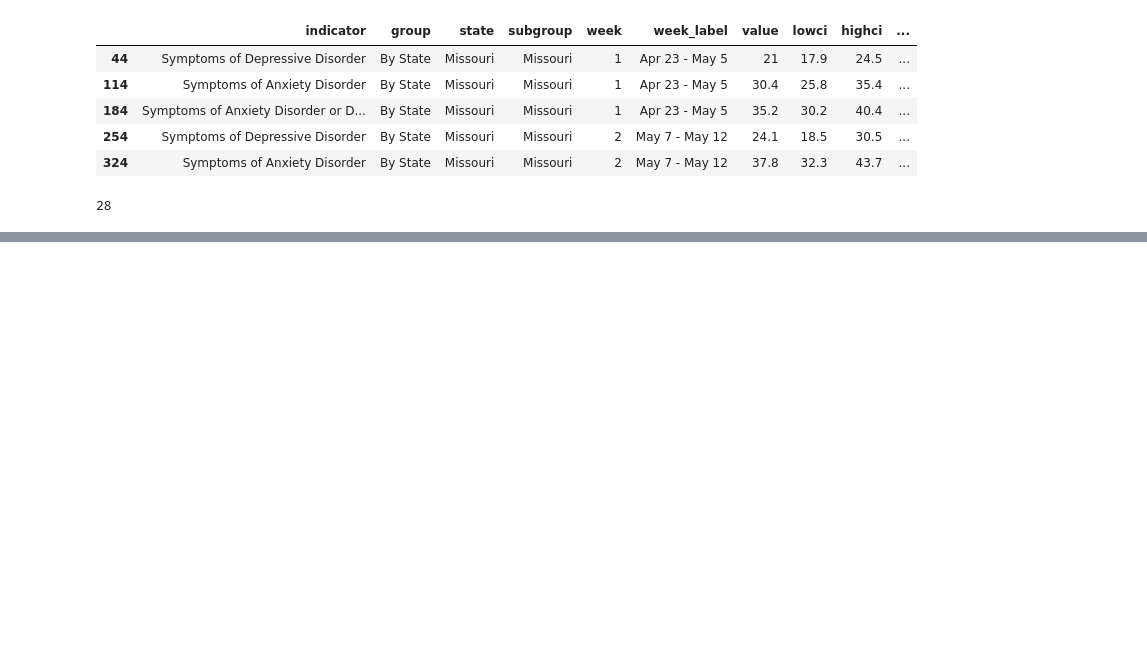
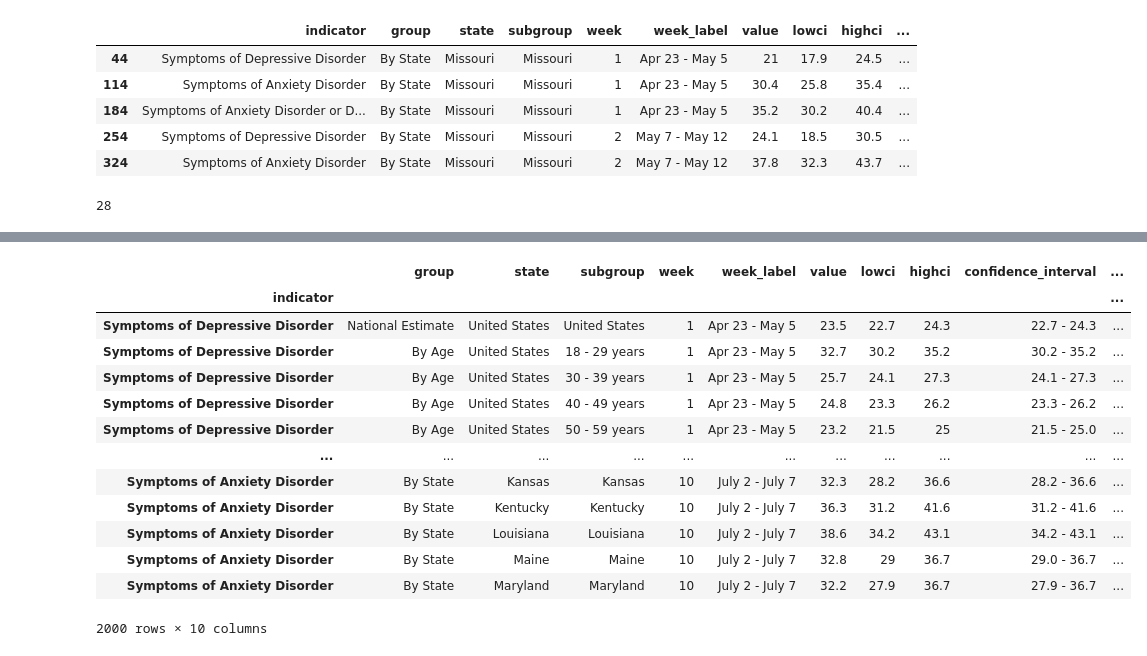
Before and after one commit to d-hires/Pandemic-Warriors-Project-1, a Jupyter notebook: CDC_api_States_Saki.ipynb, the cells around one changed output, grey strips where cells are left out. Saved outputs shown, nothing was run; the diff lists cells and outputs as text; code cells hidden in the pictures; blank space fills up the shorter version.

Commit message:
depressive disorder by us and ksmo

```diff
--- a/CDC_api_States_Saki.ipynb
+++ b/CDC_api_States_Saki.ipynb
@@ -104,0 +164,18 @@ mo_total
+# %%
+state_df = results_df.set_index(["indicator"])
+state_df
+# %% [output]
+|  | group | state | subgroup | week | week_label | value | lowci | highci | confidence_interval | ... |
+| indicator |  |  |  |  |  |  |  |  |  | ... |
+| Symptoms of Depressive Disorder | National Estimate | United States | United States | 1 | Apr 23 - May 5 | 23.5 | 22.7 | 24.3 | 22.7 - 24.3 | ... |
+| Symptoms of Depressive Disorder | By Age | United States | 18 - 29 years | 1 | Apr 23 - May 5 | 32.7 | 30.2 | 35.2 | 30.2 - 35.2 | ... |
+| Symptoms of Depressive Disorder | By Age | United States | 30 - 39 years | 1 | Apr 23 - May 5 | 25.7 | 24.1 | 27.3 | 24.1 - 27.3 | ... |
+| Symptoms of Depressive Disorder | By Age | United States | 40 - 49 years | 1 | Apr 23 - May 5 | 24.8 | 23.3 | 26.2 | 23.3 - 26.2 | ... |
+| Symptoms of Depressive Disorder | By Age | United States | 50 - 59 years | 1 | Apr 23 - May 5 | 23.2 | 21.5 | 25 | 21.5 - 25.0 | ... |
+| ... | ... | ... | ... | ... | ... | ... | ... | ... | ... | ... |
+| Symptoms of Anxiety Disorder | By State | Kansas | Kansas | 10 | July 2 - July 7 | 32.3 | 28.2 | 36.6 | 28.2 - 36.6 | ... |
+| Symptoms of Anxiety Disorder | By State | Kentucky | Kentucky | 10 | July 2 - July 7 | 36.3 | 31.2 | 41.6 | 31.2 - 41.6 | ... |
+| Symptoms of Anxiety Disorder | By State | Louisiana | Louisiana | 10 | July 2 - July 7 | 38.6 | 34.2 | 43.1 | 34.2 - 43.1 | ... |
+| Symptoms of Anxiety Disorder | By State | Maine | Maine | 10 | July 2 - July 7 | 32.8 | 29 | 36.7 | 29.0 - 36.7 | ... |
+| Symptoms of Anxiety Disorder | By State | Maryland | Maryland | 10 | July 2 - July 7 | 32.2 | 27.9 | 36.7 | 27.9 - 36.7 | ... |
+2000 rows × 10 columns
```
Also changed, not shown: parts of 4 cells of this notebook.
